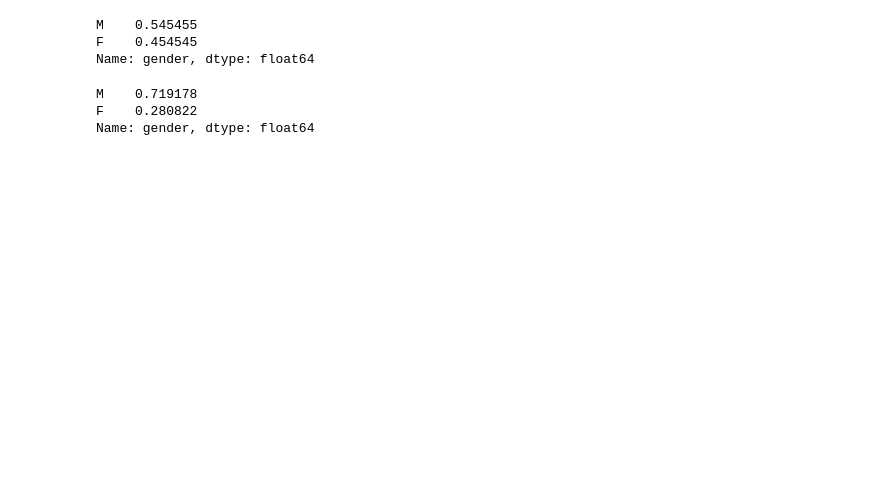
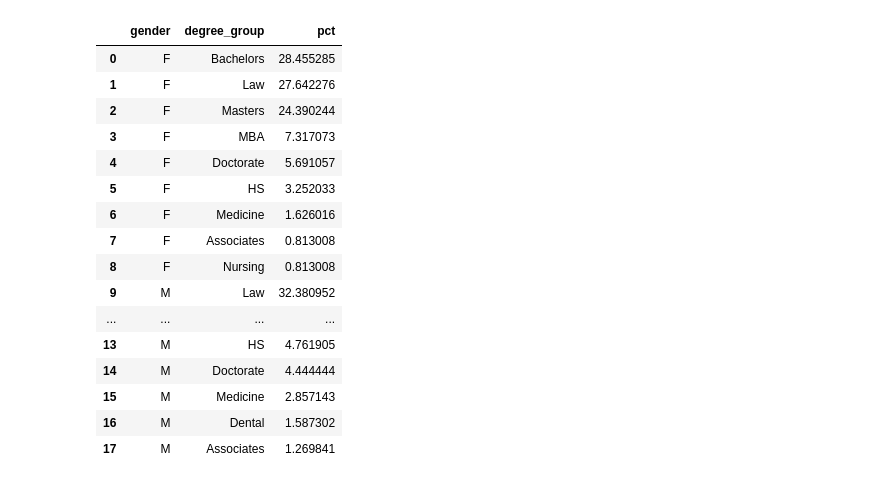
Before and after one commit to wplam107/rep_db, a Jupyter notebook: notebooks/eda_feature_eng_notebook.ipynb, the cells around one changed output. Drawn from its saved outputs; the diff is of its cells as text; code cells hidden in the pictures; blank space fills up the shorter version.

```diff
--- a/notebooks/eda_feature_eng_notebook.ipynb
+++ b/notebooks/eda_feature_eng_notebook.ipynb
@@ -48,15 +52,33 @@ df['max_edu'] = df['education'].str[-1]
 # %%
 df['max_degree'] = df['max_edu'].str[0]
 df['max_institution'] = df['max_edu'].str[1]
-# %%
-df.loc[df['max_degree'] == 'MS']['gender'].value_counts(normalize=True)
-# %% [output]
-M    0.545455
-F    0.454545
-Name: gender, dtype: float64
-# %%
-df['gender'].value_counts(normalize=True)
-# %% [output]
-M    0.719178
-F    0.280822
-Name: gender, dtype: float64
+# %%
+degree_dict = {
+    'Bachelors': ['BS', 'BA', 'AB', 'BPA', 'BBA', 'ALB', 'LLB'],
+    'Masters': [
+        'MPA', 'MA', 'MSW', 'MS', 'MPP', 'MDIV', 'THM', 'MUP',
+        'MHS', 'SYC', 'GRCERT', 'MPHIL', 'MIA', 'MSS', 'MPH',
+        'MACC', 'MFA', 'MED'
+    ],
+    'Doctorate': ['PHD', 'DPA', 'EDD', 'PHARMD', 'DMIN', 'DPHIL', 'DVM'],
+    'MBA': ['MBA'],
+    'Medicine': ['MD', 'DPM'],
+    'Nursing': ['GRDIP'],
+    'Dental': ['DDS', 'DMD'],
+    'Law': ['JD', 'LLM'],
+    'HS': ['HS'],
+    'Associates': ['AA', 'AAS', 'AS']
+}
+
+time_dict = {
+    'Bachelors': 4,
+    'Masters': 6,
+    'Doctorate': 12,
+    'MBA': 6,
+    'Medicine': 10,
+    'Nursing': 6,
+    'Dental': 8,
+    'Law': 7,
+    'HS': 0,
+    'Associates': 2
+}
@@ -62,0 +97,20 @@ Name: gender, dtype: float64
+# %%
+data
+# %% [output]
+|  | gender | degree_group | pct |
+| 0 | F | Bachelors | 28.455285 |
+| 1 | F | Law | 27.642276 |
+| 2 | F | Masters | 24.390244 |
+| 3 | F | MBA | 7.317073 |
+| 4 | F | Doctorate | 5.691057 |
+| 5 | F | HS | 3.252033 |
+| 6 | F | Medicine | 1.626016 |
+| 7 | F | Associates | 0.813008 |
+| 8 | F | Nursing | 0.813008 |
+| 9 | M | Law | 32.380952 |
+| ... | ... | ... | ... |
+| 13 | M | HS | 4.761905 |
+| 14 | M | Doctorate | 4.444444 |
+| 15 | M | Medicine | 2.857143 |
+| 16 | M | Dental | 1.587302 |
+| 17 | M | Associates | 1.269841 |
```
Also changed, not shown: parts of 6 cells of this notebook, 1 other file.
